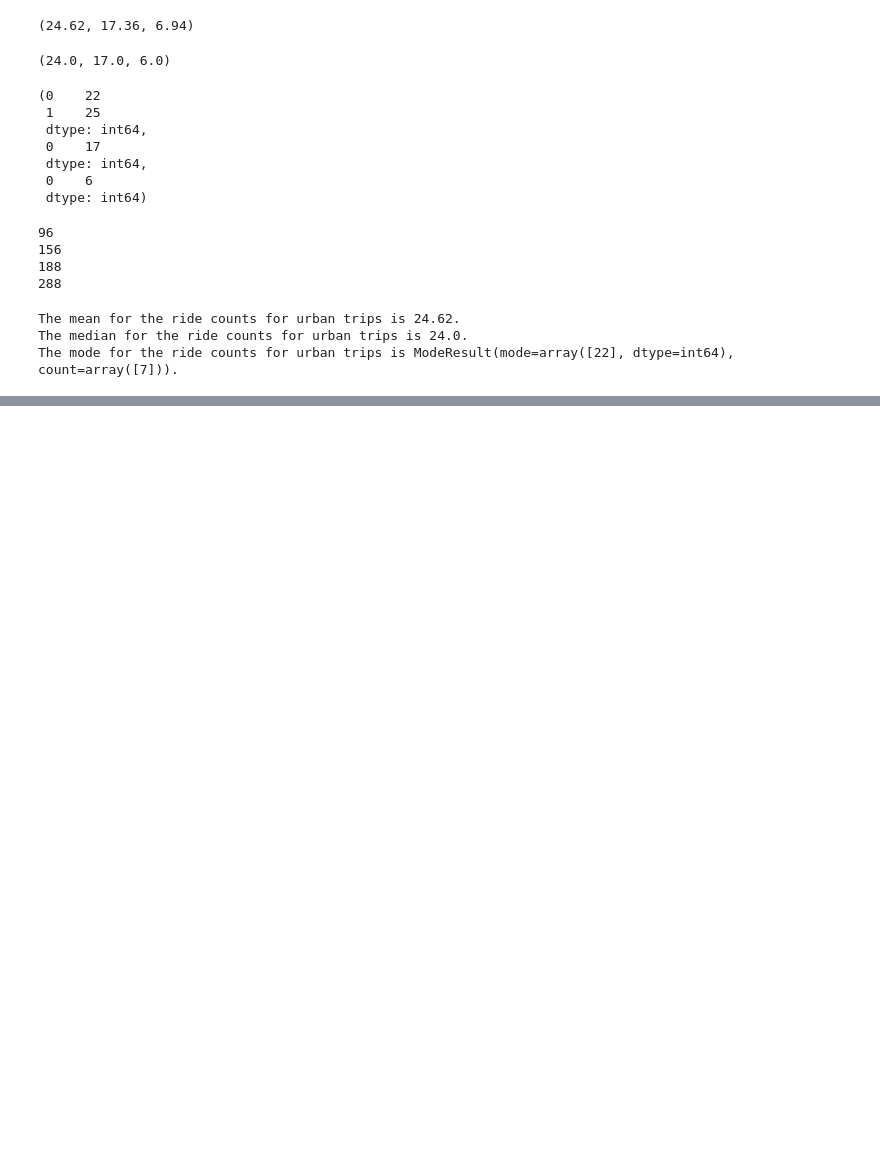
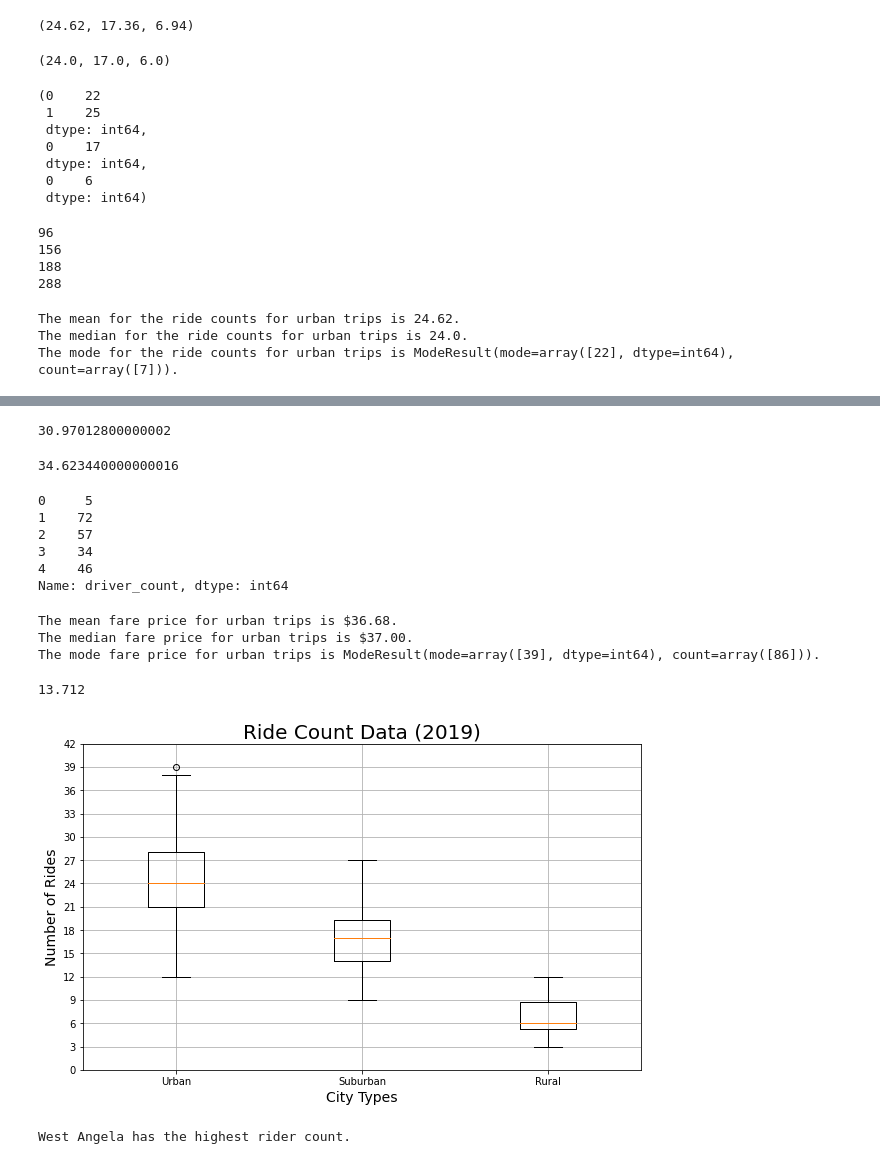
Before and after one commit to hjx2019/PyBer_Analysis, a Jupyter notebook: PyBer.ipynb, the cells around one changed output, grey strips where cells are left out. Saved outputs shown, nothing was run; the diff lists cells and outputs as text; code cells hidden in the pictures; blank space fills up the shorter version.

```diff
--- a/PyBer.ipynb
+++ b/PyBer.ipynb
@@ -332,0 +368,64 @@ The mode for the ride counts for urban trips is ModeResult(mode=array([22], dtyp
+# %%
+mean_suburban_fares = np.mean(suburban_fares)
+mean_suburban_fares
+# %% [output]
+30.97012800000002
+# %%
+mean_rural_fares = np.mean(rural_fares)
+mean_rural_fares
+# %% [output]
+34.623440000000016
+# %%
+# 5.4.3 Get the driver count data from the urban cities.
+urban_drivers = urban_cities_df['driver_count']
+urban_drivers.head()
+# %% [output]
+0     5
+1    72
+2    57
+3    34
+4    46
+Name: driver_count, dtype: int64
+# %%
+# Calculate the measures of central tendency for the average DRIVER COUNT for the urban cities.
+mean_urban_D = np.mean(urban_drivers)
+print(f"The mean fare price for urban trips is ${mean_urban_D:.2f}.")
+
+median_urban_D = np.median(urban_drivers)
+print(f"The median fare price for urban trips is ${median_urban_D:.2f}.")
+
+mode_urban_D = sts.mode(urban_drivers)
+print(f"The mode fare price for urban trips is {mode_urban_D}.")
+# %% [output]
+The mean fare price for urban trips is $36.68.
+The median fare price for urban trips is $37.00.
+The mode fare price for urban trips is ModeResult(mode=array([39], dtype=int64), count=array([86])).
+# %%
+suburban_drivers = suburban_cities_df['driver_count']
+rural_drivers = rural_cities_df['driver_count']
+mean_suburban_D = np.mean(suburban_drivers)
+mean_suburban_D
+# %% [output]
+13.712
+# %%
+# 5.4.4 Create count box-and-whisker plots to the same graph.
+x_labels = ["Urban", "Suburban","Rural"]
+ride_count_data = [urban_ride_count, suburban_ride_count, rural_ride_count]
+fig, ax = plt.subplots(figsize=(10, 6))
+ax.set_title('Ride Count Data (2019)',fontsize=20)
+ax.set_ylabel('Number of Rides',fontsize=14)
+ax.set_xlabel("City Types",fontsize=14)
+ax.boxplot(ride_count_data, labels=x_labels)
+ax.set_yticks(np.arange(0, 45, step=3.0))
+ax.grid()
+# Save the figure.
+plt.savefig("analysis/Fig2.png")
+plt.show()
+# %% [output]
+[figure, added]
+# %%
+# Get the city that matches 39.
+urban_city_outlier = urban_ride_count[urban_ride_count==39].index[0]
+print(f"{urban_city_outlier} has the highest rider count.")
+# %% [output]
+West Angela has the highest rider count.
```
Also changed, not shown: parts of 8 cells of this notebook, 3 other files.
